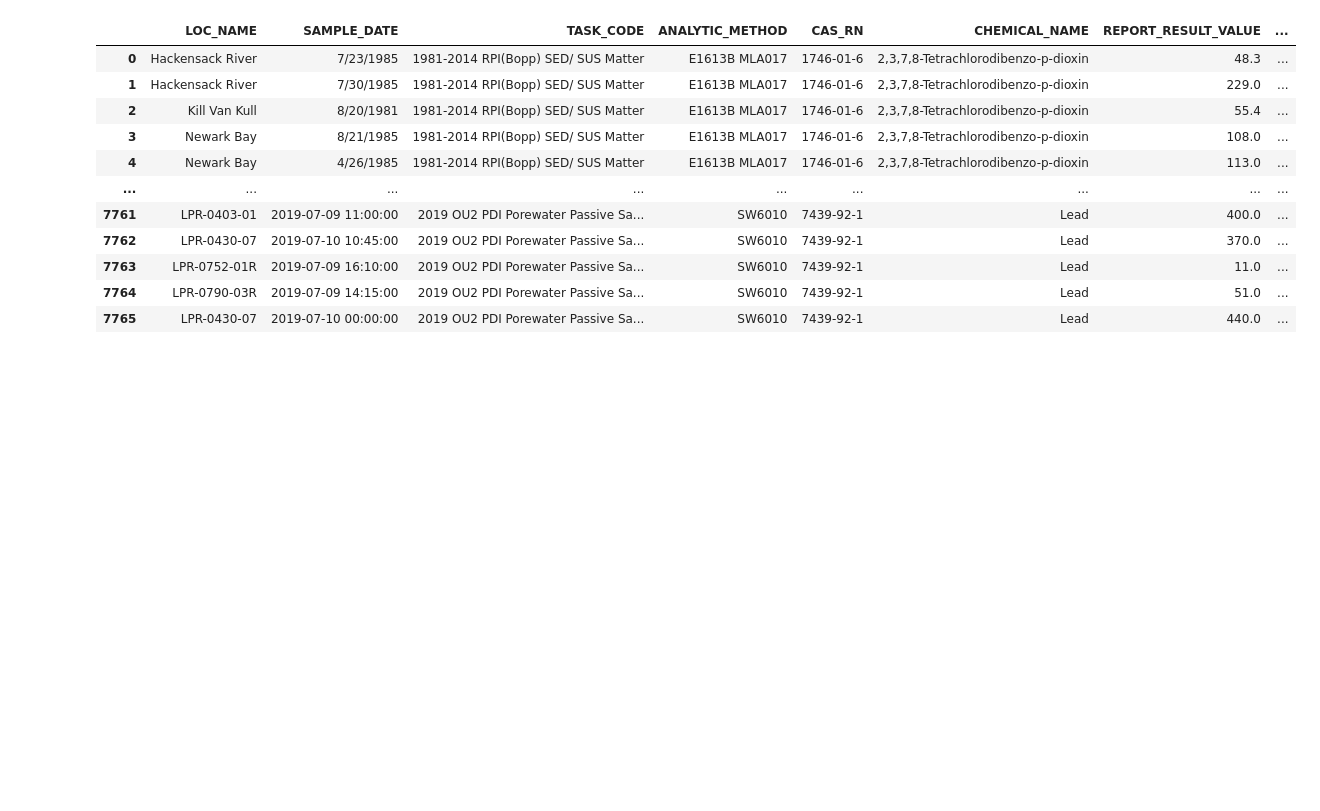
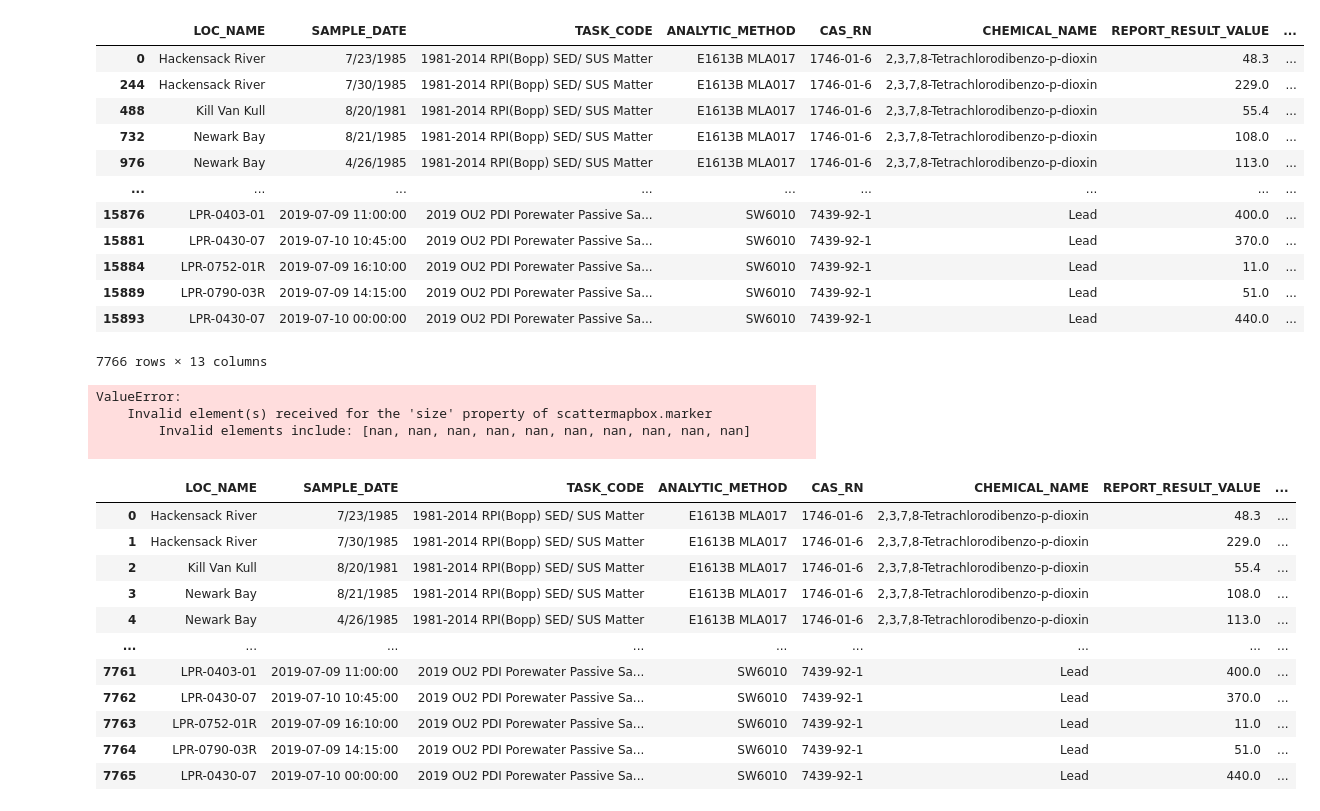
Before and after one commit to kxh3/environmental_contamination, a Jupyter notebook: notebooks/krista.ipynb, the cells around one changed output. Saved outputs shown, nothing was run; the diff lists cells and outputs as text; code cells hidden in the pictures; blank space fills up the shorter version.

Commit message:
started setting up a unit conversion function and played around with current data

```diff
--- a/notebooks/krista.ipynb
+++ b/notebooks/krista.ipynb
@@ -6,0 +37,20 @@ import os
+# %%
+#Adding the chemical filer function to filter down to the two chemicals
+file_path = '../data/cleandata'
+chemical_list = ["2,3,7,8-Tetrachlorodibenzo-p-dioxin","Dieldrin","Hexachlorobiphenyl; 3,3',4,4',5,5'- (PCB 169)","Pentachlorobiphenyl; 3,3',4,4',5- (PCB 126)","Mercury","Lead","Cyanide"]
+filtered_data = chemical_filter(file_path, chemical_list)
+filtered_data
+# %% [output]
+|  | LOC_NAME | SAMPLE_DATE | TASK_CODE | ANALYTIC_METHOD | CAS_RN | CHEMICAL_NAME | REPORT_RESULT_VALUE | ... |
+| 0 | Hackensack River | 7/23/1985 | 1981-2014 RPI(Bopp) SED/ SUS Matter | E1613B MLA017 | 1746-01-6 | 2,3,7,8-Tetrachlorodibenzo-p-dioxin | 48.3 | ... |
+| 244 | Hackensack River | 7/30/1985 | 1981-2014 RPI(Bopp) SED/ SUS Matter | E1613B MLA017 | 1746-01-6 | 2,3,7,8-Tetrachlorodibenzo-p-dioxin | 229.0 | ... |
+| 488 | Kill Van Kull | 8/20/1981 | 1981-2014 RPI(Bopp) SED/ SUS Matter | E1613B MLA017 | 1746-01-6 | 2,3,7,8-Tetrachlorodibenzo-p-dioxin | 55.4 | ... |
+| 732 | Newark Bay | 8/21/1985 | 1981-2014 RPI(Bopp) SED/ SUS Matter | E1613B MLA017 | 1746-01-6 | 2,3,7,8-Tetrachlorodibenzo-p-dioxin | 108.0 | ... |
+| 976 | Newark Bay | 4/26/1985 | 1981-2014 RPI(Bopp) SED/ SUS Matter | E1613B MLA017 | 1746-01-6 | 2,3,7,8-Tetrachlorodibenzo-p-dioxin | 113.0 | ... |
+| ... | ... | ... | ... | ... | ... | ... | ... | ... |
+| 15876 | LPR-0403-01 | 2019-07-09 11:00:00 | 2019 OU2 PDI Porewater Passive Sa... | SW6010 | 7439-92-1 | Lead | 400.0 | ... |
+| 15881 | LPR-0430-07 | 2019-07-10 10:45:00 | 2019 OU2 PDI Porewater Passive Sa... | SW6010 | 7439-92-1 | Lead | 370.0 | ... |
+| 15884 | LPR-0752-01R | 2019-07-09 16:10:00 | 2019 OU2 PDI Porewater Passive Sa... | SW6010 | 7439-92-1 | Lead | 11.0 | ... |
+| 15889 | LPR-0790-03R | 2019-07-09 14:15:00 | 2019 OU2 PDI Porewater Passive Sa... | SW6010 | 7439-92-1 | Lead | 51.0 | ... |
+| 15893 | LPR-0430-07 | 2019-07-10 00:00:00 | 2019 OU2 PDI Porewater Passive Sa... | SW6010 | 7439-92-1 | Lead | 440.0 | ... |
+7766 rows × 13 columns
@@ -7 +60,18 @@ import os
+# %%
+filtered_data.dropna()
+# Set the mapbox access token
+px.set_mapbox_access_token(map_box_api)
+# Create a scatter mapbox to analyze neighborhood info
+scatter_mapbox = px.scatter_mapbox(filtered_data,
+                                  lon='LONGITUDE',
+                                  lat='LATITUDE',
+                                  color='CHEMICAL_NAME',
+                                  size='REPORT_RESULT_VALUE',
+                                  zoom=10)
+scatter_mapbox.show()
+# %% [output]
+ValueError:
+    Invalid element(s) received for the 'size' property of scattermapbox.marker
+        Invalid elements include: [nan, nan, nan, nan, nan, nan, nan, nan, nan, nan]
+
 # %%
```
Also changed, not shown: parts of 12 cells of this notebook, 1 other file.
